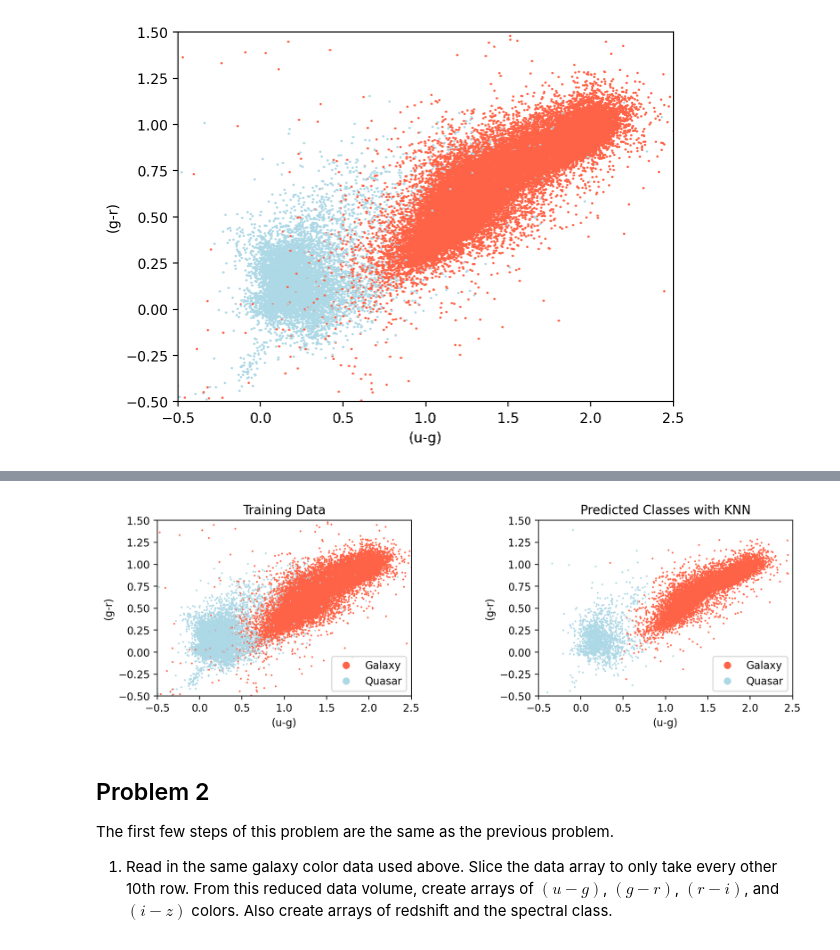
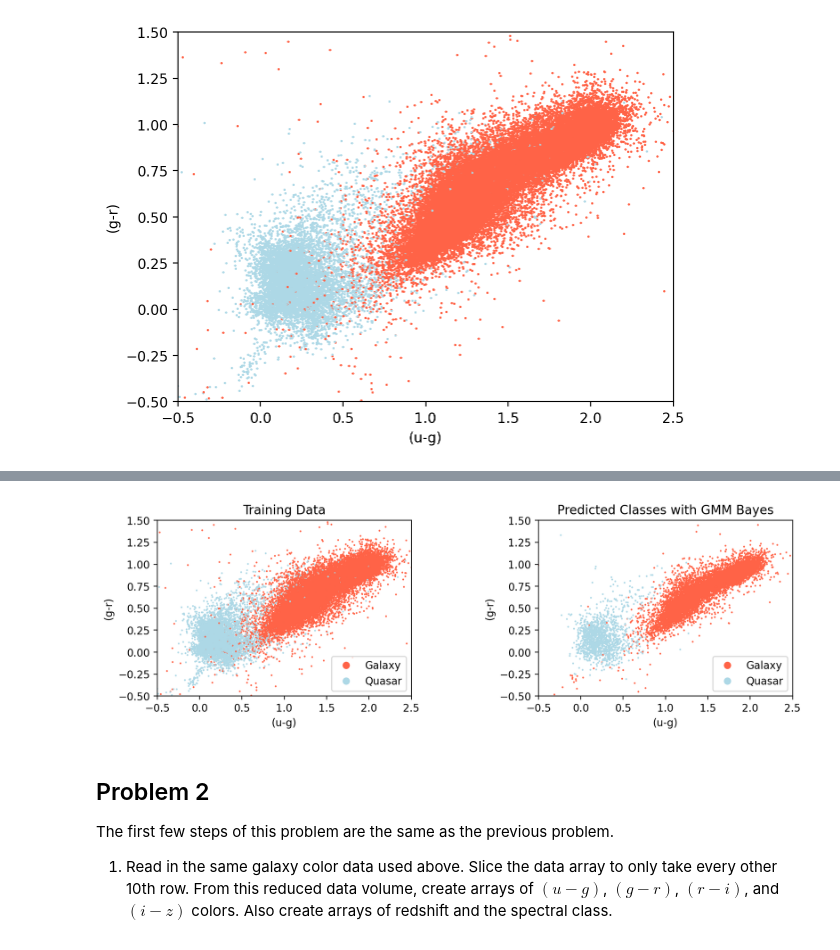
Before and after one commit to VanderbiltAstronomy/astr_8070_s25, a Jupyter notebook: coursework/student_folders/m_rizzosmith/homework/vu_astr8070_s25_hw8_mikerizzosmith.ipynb, the cells around one changed output, grey strips where cells are left out. Drawn from its saved outputs; the diff is of its cells as text; code cells hidden in the pictures.

```diff
--- a/coursework/student_folders/m_rizzosmith/homework/vu_astr8070_s25_hw8_mikerizzosmith.ipynb
+++ b/coursework/student_folders/m_rizzosmith/homework/vu_astr8070_s25_hw8_mikerizzosmith.ipynb
@@ -368,36 +368,36 @@ ax.plot(np.nan, np.nan, 'o', color='tomato', label='Galaxy')
 ax.plot(np.nan, np.nan, 'o', color='lightblue', label='Quasar')
 ax.set_xlim(-0.5, 2.5)
 ax.set_ylim(-0.5, 1.5)
 ax.set_xlabel('(u-g)')
 ax.set_ylabel('(g-r)')
 ax.set_title('Training Data')
 ax.legend()
 
 
 # MRS Classification predictions on the Test Data
-clf = KNeighborsClassifier(n_neighbors=95)
+clf = GMMBayes(n_components=8, covariance_type='full')
 clf.fit(X_train, y_train)
 y_preds = clf.predict(X_test)
 
 
 ax = fig.add_subplot(122)
 colors = ["lightblue" if label == 1 else "tomato" for label in y_preds]
 ax.scatter(X_test[:, 0],X_test[:,1], c=colors, s=0.5)
 # MRS Silly little trick to plot my legend instead of entering legend elements
 ax.plot(np.nan, np.nan, 'o', color='tomato', label='Galaxy')
 ax.plot(np.nan, np.nan, 'o', color='lightblue', label='Quasar')
 ax.set_xlim(-0.5, 2.5)
 ax.set_ylim(-0.5, 1.5)
 ax.set_xlabel('(u-g)')
 ax.set_ylabel('(g-r)')
-ax.set_title('Predicted Classes with KNN')
+ax.set_title('Predicted Classes with GMM Bayes')
 ax.legend()
 
 
 
 plt.show()
 # %% [output]
-[figure, old version]
+[figure, new version]
 # %% [markdown]
 ## Problem 2
 
```
Also changed, not shown: parts of 6 cells of this notebook.
